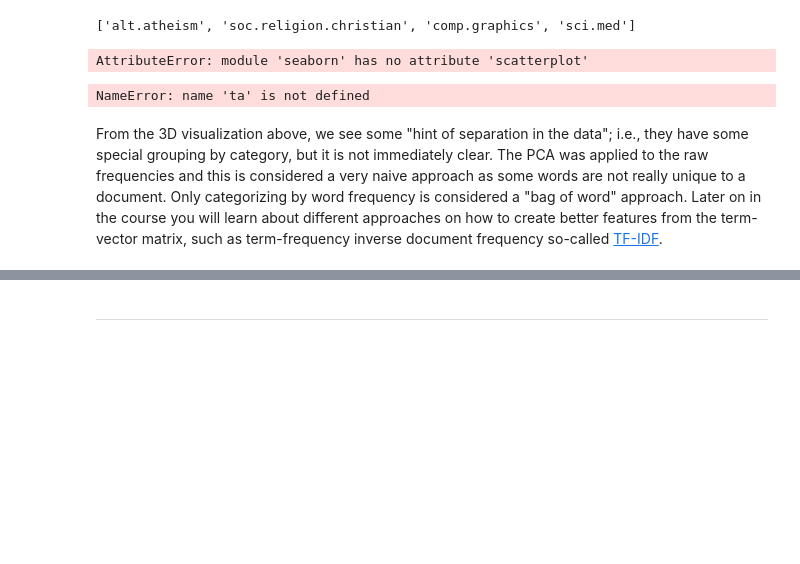
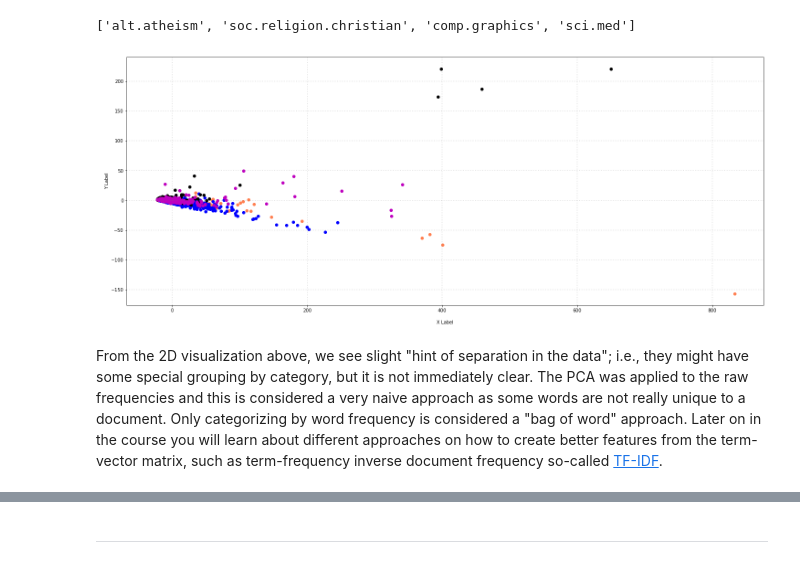
Before and after one commit to omarsar/data_mining_2017_fall_lab, a Jupyter notebook: news_data_mining.ipynb, the cells around one changed output, grey strips where cells are left out. Drawn from its saved outputs; the diff is of its cells as text; code cells hidden in the pictures; blank space fills up the shorter version.

```diff
--- a/news_data_mining.ipynb
+++ b/news_data_mining.ipynb
@@ -911,7 +912,7 @@ We are going to make use of Principal Component Analysis to efficeintly reduce t
 # %%
 from sklearn.decomposition import PCA
 # %%
-X_reduced = PCA(n_components=3).fit_transform(X_counts.toarray())
+X_reduced = PCA(n_components = 2).fit_transform(X_counts.toarray())
 # %%
 X_reduced.shape
 # %% [output]
@@ -920,16 +921,3 @@ X_reduced.shape
 categories
 # %% [output]
 ['alt.atheism', 'soc.religion.christian', 'comp.graphics', 'sci.med']
-# %%
-import seaborn as sns
-tips = sns.load_dataset("tips")
-ax = sns.scatterplot(x="total_bill", y="tip", data=tips)
-# %% [output]
-AttributeError: module 'seaborn' has no attribute 'scatterplot'
-# %%
-trace1 = ta.get_trace(X_reduced, X["category_name"], "alt.atheism", "rgb(71,233,163)")
-trace2 = ta.get_trace(X_reduced, X["category_name"], "soc.religion.christian", "rgb(52,133,252)")
-trace3 = ta.get_trace(X_reduced, X["category_name"], "comp.graphics", "rgb(229,65,136)")
-trace4 = ta.get_trace(X_reduced, X["category_name"], "sci.med", "rgb(99,151,68)")
-# %% [output]
-NameError: name 'ta' is not defined
@@ -949,2 +924,22 @@ py.iplot(fig, filename='simple-3d-scatter')
+# %%
+col = ['coral', 'blue', 'black', 'm']
+
+# plot
+fig = plt.figure(figsize = (25,10))
+ax = fig.subplots()
+
+for c, category in zip(col, categories):
+    xs = X_reduced[X['category_name'] == category].T[0]
+    ys = X_reduced[X['category_name'] == category].T[1]
+
+    ax.scatter(xs, ys, c = c, marker='o')
+
+ax.grid(color='gray', linestyle=':', linewidth=2, alpha=0.2)
+ax.set_xlabel('\nX Label')
+ax.set_ylabel('\nY Label')
+
+plt.show()
+# %% [output]
+[figure, added]
 # %% [markdown]
-From the 3D visualization above, we see some "hint of separation in the data"; i.e., they have some special grouping by category, but it is not immediately clear. The PCA was applied to the raw frequencies and this is considered a very naive approach as some words are not really unique to a document. Only categorizing by word frequency is considered a "bag of word" approach. Later on in the course you will learn about different approaches on how to create better features from the term-vector matrix, such as term-frequency inverse document frequency so-called [TF-IDF](https://en.wikipedia.org/wiki/Tf%E2%80%93idf).
+From the 2D visualization above, we see slight "hint of separation in the data"; i.e., they might have some special grouping by category, but it is not immediately clear. The PCA was applied to the raw frequencies and this is considered a very naive approach as some words are not really unique to a document. Only categorizing by word frequency is considered a "bag of word" approach. Later on in the course you will learn about different approaches on how to create better features from the term-vector matrix, such as term-frequency inverse document frequency so-called [TF-IDF](https://en.wikipedia.org/wiki/Tf%E2%80%93idf).
```
Also changed, not shown: parts of 24 cells of this notebook.
